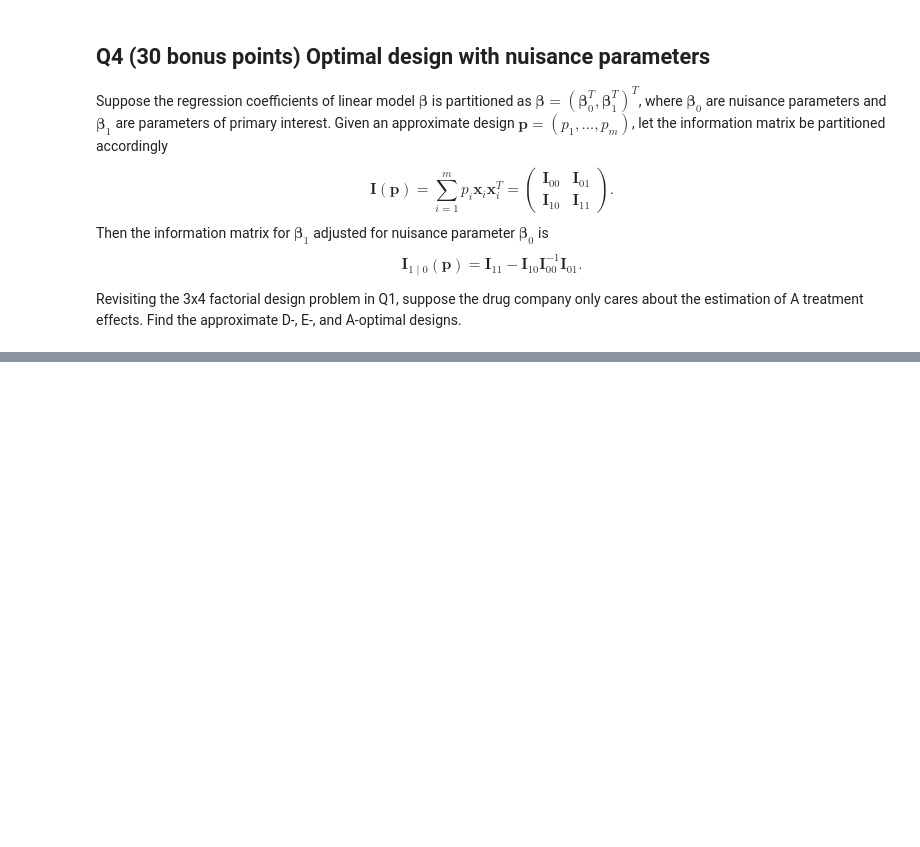
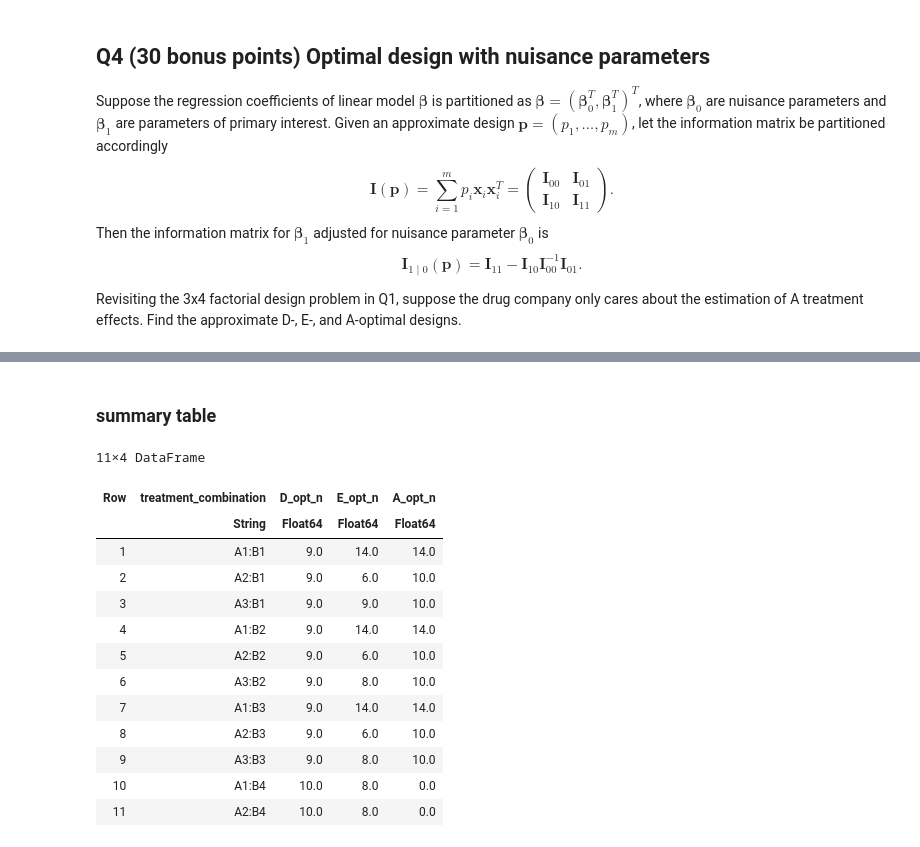
Before and after one commit to Larryzza/biostat-257-2023-spring, a Jupyter notebook: hw5/hw05.ipynb, the cells around one changed output, grey strips where cells are left out. Drawn from its saved outputs; the diff is of its cells as text; code cells hidden in the pictures; blank space fills up the shorter version.

Commit message:
try lasst problem but fail in D-opt

```diff
--- a/hw5/hw05.ipynb
+++ b/hw5/hw05.ipynb
@@ -332,0 +528,26 @@ Revisiting the 3x4 factorial design problem in Q1, suppose the drug company only
+# %%
+# data need
+I_need = X[:, 2:3]
+I_nuisance = X[:, [1, 4, 5, 6]]
+I_updated = hcat(I_nuisance, I_need)
+p0 = size(I_nuisance, 2)
+p1 = size(I_need, 2)
+
+# define problem
+P = Variable(size(X, 1))
+Y = Semidefinite(size(I_need, 2))
+New_matrix = [quadform(I_updated, diagm(P)) [zeros(p0, p1); diagm(ones(p1))];
+              [zeros(p1, p0) diagm(ones(p1))] Y]
+# define objective A opt
+problem = minimize(tr(Y))
+# define constraint
+problem.constraints += sum(P) == 1;
+problem.constraints += P >= 0;
+problem.constraints += New_matrix in :SDP;
+# define solver
+const MOI = MathOptInterface
+solver = Mosek.Optimizer()
+MOI.set(solver, MOI.RawOptimizerAttribute("LOG"), 0)
+solve!(problem, solver)
+# Check the status, optimal value, and minimizer of the problem
+problem.status, problem.optval, P.value
@@ -332,0 +556,2 @@ Revisiting the 3x4 factorial design problem in Q1, suppose the drug company only
+# %%
+A_opt_n = vec(round.(P.value * 100))
@@ -332,0 +587,2 @@ Revisiting the 3x4 factorial design problem in Q1, suppose the drug company only
+# %%
+E_opt_n = vec(round.(P.value * 100))
@@ -332,0 +624,2 @@ Revisiting the 3x4 factorial design problem in Q1, suppose the drug company only
+# %%
+D_opt_n = vec(round.(P.value * 100))
@@ -332,0 +639,21 @@ Revisiting the 3x4 factorial design problem in Q1, suppose the drug company only
+# %% [markdown]
+### summary table
+# %%
+df = DataFrame(treatment_combination = treatment_combination,
+               D_opt_n = D_opt_n, E_opt_n = E_opt_n, A_opt_n = A_opt_n)
+df
+# %% [output]
+11×4 DataFrame
+| Row | treatment_combination | D_opt_n | E_opt_n | A_opt_n |
+|  | String | Float64 | Float64 | Float64 |
+| 1 | A1:B1 | 9.0 | 14.0 | 14.0 |
+| 2 | A2:B1 | 9.0 | 6.0 | 10.0 |
+| 3 | A3:B1 | 9.0 | 9.0 | 10.0 |
+| 4 | A1:B2 | 9.0 | 14.0 | 14.0 |
+| 5 | A2:B2 | 9.0 | 6.0 | 10.0 |
+| 6 | A3:B2 | 9.0 | 8.0 | 10.0 |
+| 7 | A1:B3 | 9.0 | 14.0 | 14.0 |
+| 8 | A2:B3 | 9.0 | 6.0 | 10.0 |
+| 9 | A3:B3 | 9.0 | 8.0 | 10.0 |
+| 10 | A1:B4 | 10.0 | 8.0 | 0.0 |
+| 11 | A2:B4 | 10.0 | 8.0 | 0.0 |
```
Also changed, not shown: parts of 18 cells of this notebook, 1 other file.
